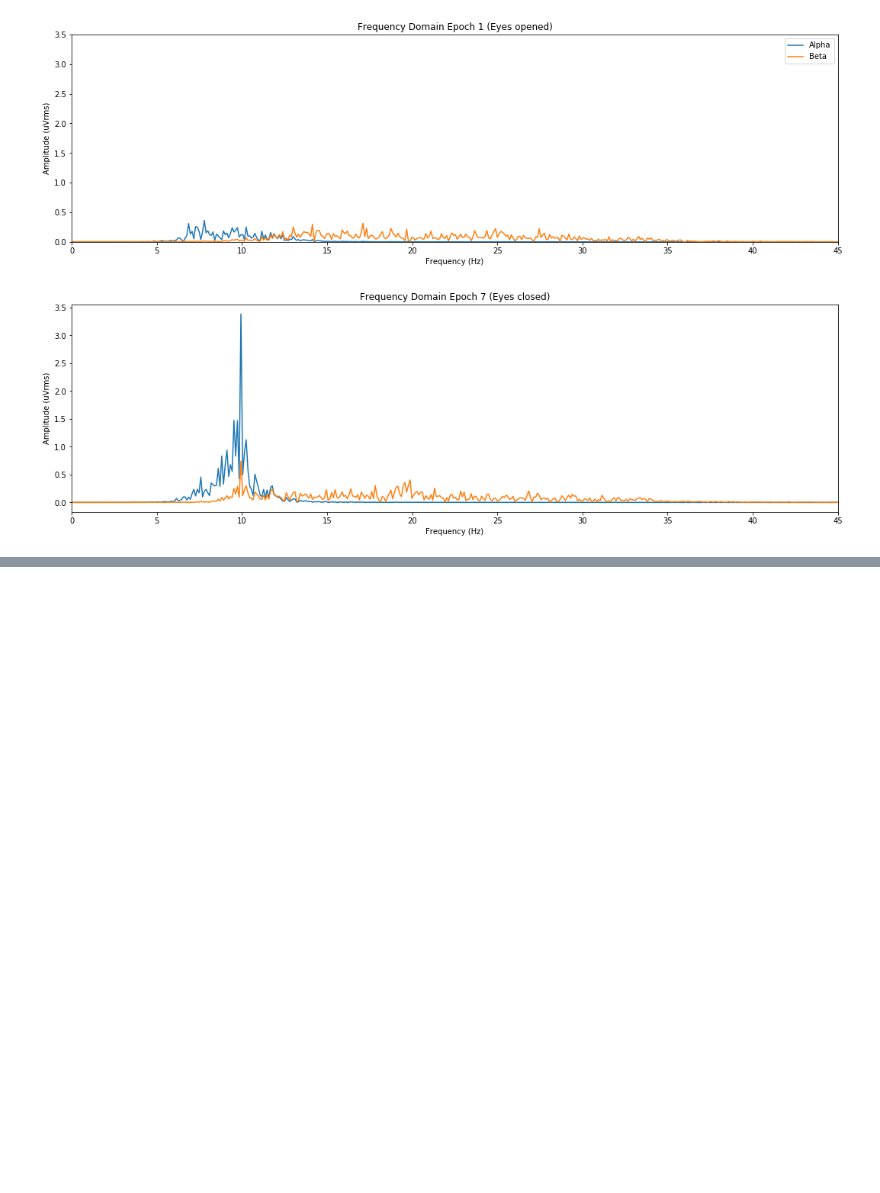
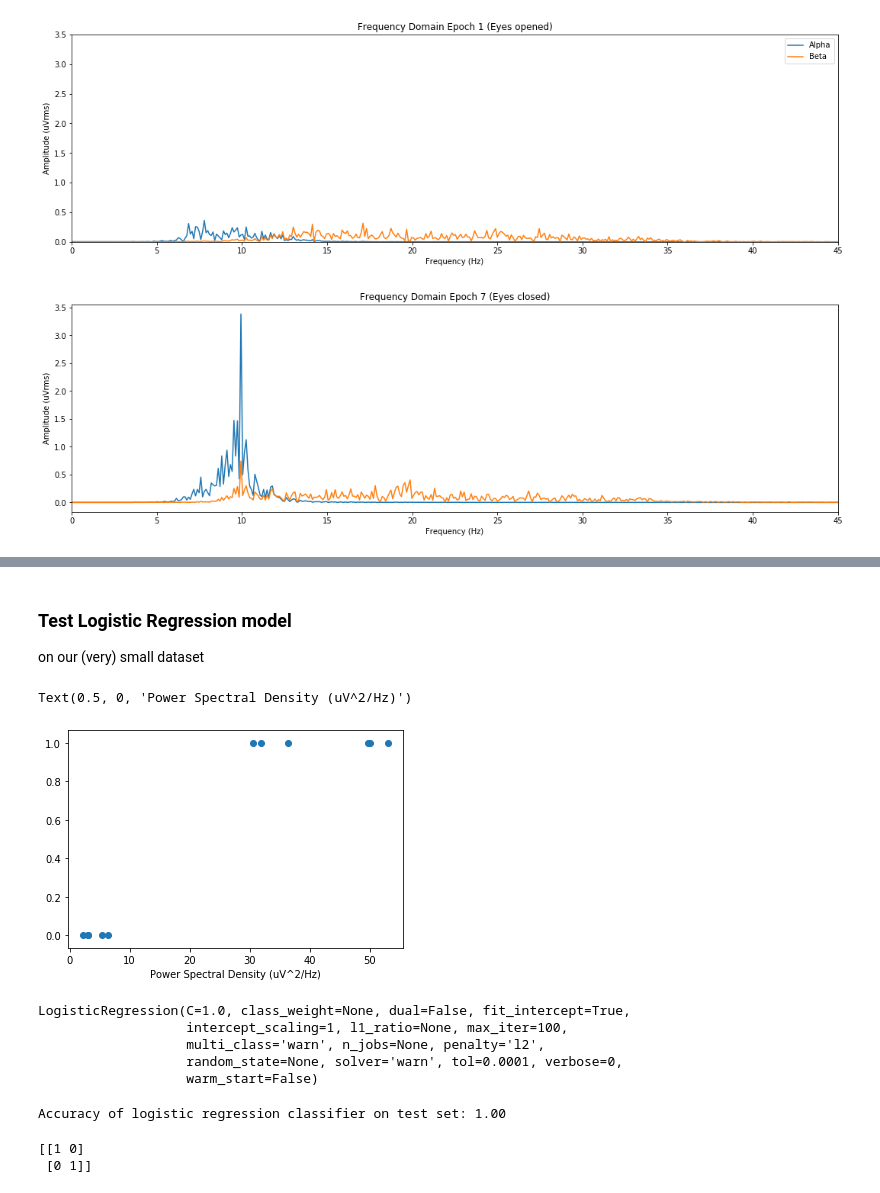
Before and after one commit to atarixGB/polycortex-projet-ete2020, a Jupyter notebook: exploration/realdata_eeg_filtering_test.ipynb, the cells around one changed output, grey strips where cells are left out. Saved outputs shown, nothing was run; the diff lists cells and outputs as text; code cells hidden in the pictures; blank space fills up the shorter version.

```diff
--- a/realdata_eeg_filtering_test.ipynb
+++ b/exploration/realdata_eeg_filtering_test.ipynb
@@ -409,0 +517,24 @@ plt.show()
+# %%
+res_op, res_cl = [], []
+
+for i in range(5):
+    alpha_power_op = simps(psd_op[i][idx_alpha], dx=mean_freq_op)
+    res_op.append(alpha_power_op)
+
+for i in range(6):
+    alpha_power_op = simps(psd_cl[i][idx_alpha], dx=mean_freq_cl)
+    res_cl.append(alpha_power_op)
+
+df_op = pd.DataFrame([0,1,2,3,4])
+df_op.columns = ['epoch']
+df_op['PSD'] = res_op
+df_op['closed ?'] = [0,0,0,0,0] # 1 if closed, 0 if opened
+
+df_cl = pd.DataFrame([5,6,7,8,9,10])
+df_cl.columns = ['epoch']
+df_cl['PSD'] = res_cl
+df_cl['closed ?'] = [1,1,1,1,1,1]
+
+df_all = df_op.append(df_cl)
+
+df_all
@@ -409,0 +554,3 @@ plt.show()
+# %% [markdown]
+### Test Logistic Regression model
+on our (very) small dataset
@@ -409,0 +561,6 @@ plt.show()
+# %%
+plt.scatter(df_all['PSD'], df_all['closed ?'])
+plt.xlabel('Power Spectral Density (uV^2/Hz)')
+# %% [output]
+Text(0.5, 0, 'Power Spectral Density (uV^2/Hz)')
+[figure, added]
@@ -409,0 +570,21 @@ plt.show()
+# %%
+model = LogisticRegression()
+model.fit(x_train.values.reshape(-1,1), y_train)
+# %% [output]
+LogisticRegression(C=1.0, class_weight=None, dual=False, fit_intercept=True,
+                   intercept_scaling=1, l1_ratio=None, max_iter=100,
+                   multi_class='warn', n_jobs=None, penalty='l2',
+                   random_state=None, solver='warn', tol=0.0001, verbose=0,
+                   warm_start=False)
+# %%
+y_predict = model.predict(x_test.values.reshape(-1,1))
+
+print('Accuracy of logistic regression classifier on test set: {:.2f}'.format(model.score(x_test.values.reshape(-1,1), y_test)))
+# %% [output]
+Accuracy of logistic regression classifier on test set: 1.00
+# %%
+confusion_matrix = confusion_matrix(y_test, y_predict)
+print(confusion_matrix)
+# %% [output]
+[[1 0]
+ [0 1]]
```
Also changed, not shown: parts of 13 cells of this notebook, 12 other files.
